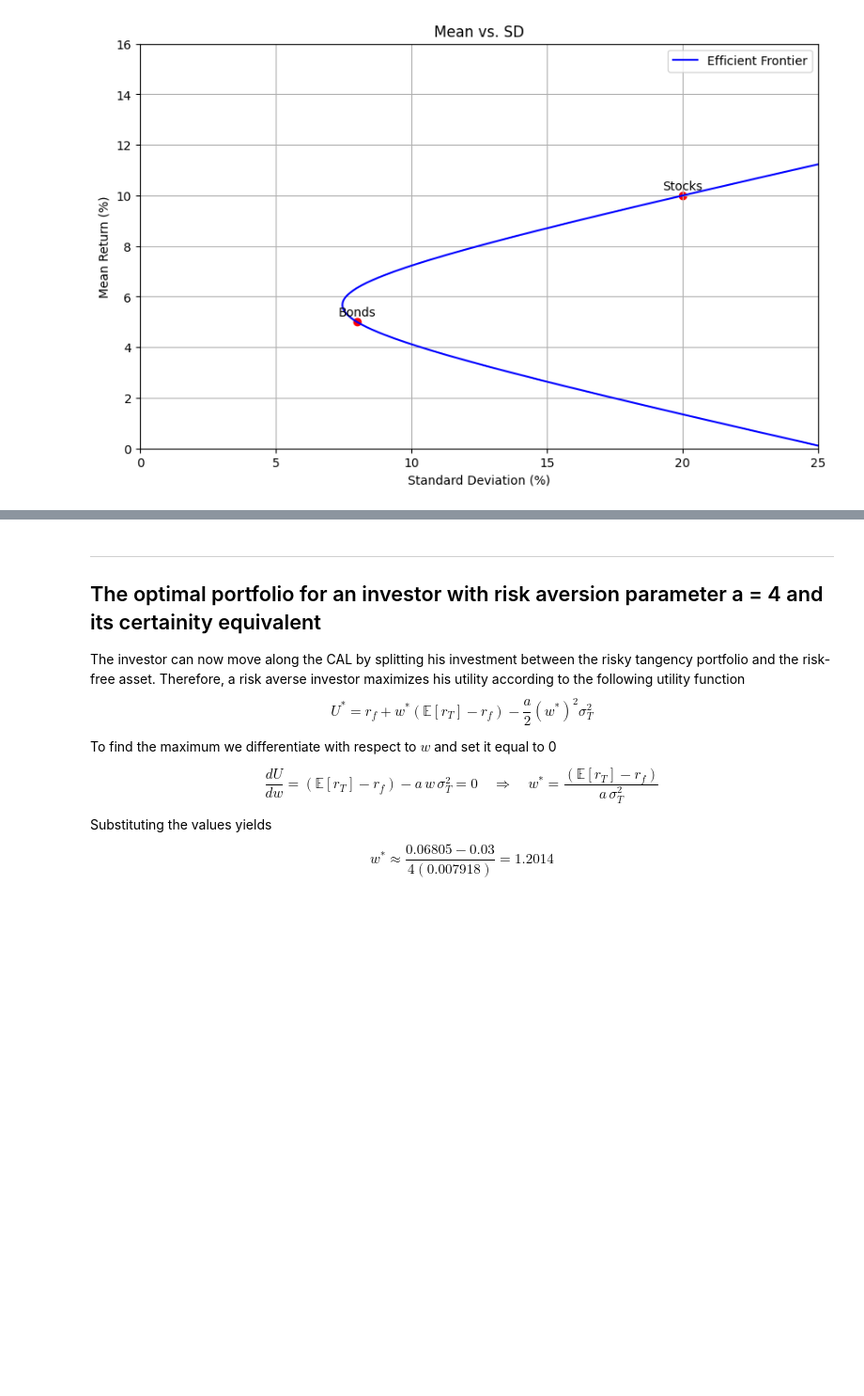
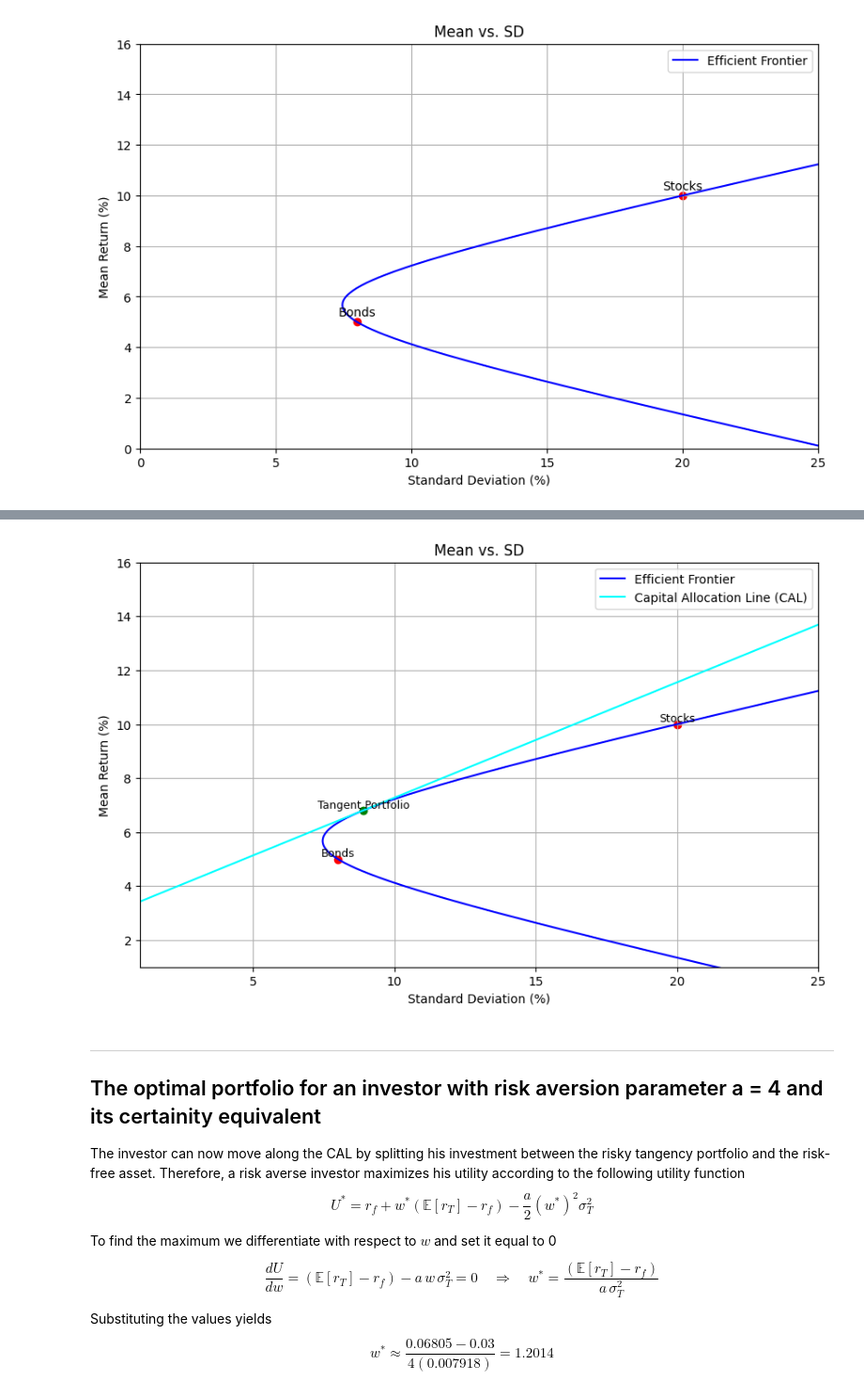
Before and after one commit to Oberdammer/asset_pricing, a Jupyter notebook: Assignment_1.ipynb, the cells around one changed output, grey strips where cells are left out. Shown at 94% size. Cells and saved outputs as stored; diff of their text form; code cells hidden in the pictures; blank space fills up the shorter version.

Commit message:
Changed Python code for tangency portfolio and CAL from Claude Script to provided script

```diff
--- a/Assignment_1.ipynb
+++ b/Assignment_1.ipynb
@@ -423,3 +406,42 @@ plt.show()
+# %%
+plt.figure(figsize=(10, 6))
+plt.plot(portT_vol * 100, portT_mean * 100, 'b-', label='Efficient Frontier')
+plt.title("Mean vs. SD")
+plt.xlabel("Standard Deviation (%)")
+plt.ylabel("Mean Return (%)")
+plt.xlim(1, 25)
+plt.ylim(1, 16)
+
+# Add points for Tangent portfolio
+plt.scatter(T_vol * 100, T_mean * 100, color='green', marker='o')
+plt.text(T_vol * 100, T_mean * 100, 'Tangent Portfolio', fontsize=9, ha='center', va='bottom')
+
+# Add points for stock and bond funds
+plt.scatter(np.sqrt(np.diag(SB_Sigma)) * 100, SB_mean * 100, color='red', marker='o')
+SB_labels = ["Stocks", "Bonds"]
+for i, txt in enumerate(SB_labels):
+    plt.text(np.sqrt(np.diag(SB_Sigma))[i] * 100, SB_mean[i] * 100, txt, fontsize=9, ha='center', va='bottom')
+
+# Add the CAL to the picture
+
+# Possible combinations of weights
+yf = np.arange(0, 10.01, 0.01)
+
+# Compute expected returns
+CAL_mean = rf + yf * (T_mean[0, 0] - rf)
+
+# Compute volatilities
+CAL_vol = yf * T_vol[0, 0]
+
+# Add CAL to the graph
+plt.plot(CAL_vol * 100, CAL_mean * 100, color='cyan', label='Capital Allocation Line (CAL)')
+
+# Display the plot with the legend
+plt.legend()
+plt.grid(True)
+plt.show()
+# %% [output]
+[figure, added]
 # %% [markdown]
 
 ---
```
Also changed, not shown: parts of 2 cells of this notebook, 1 other file.
